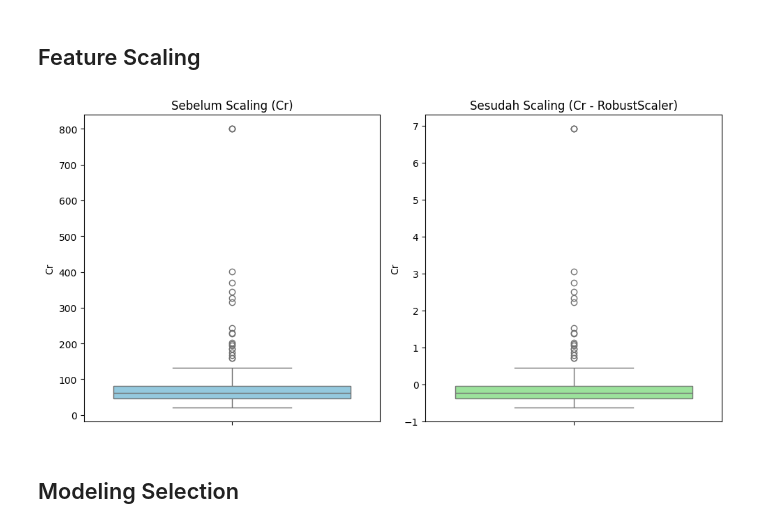
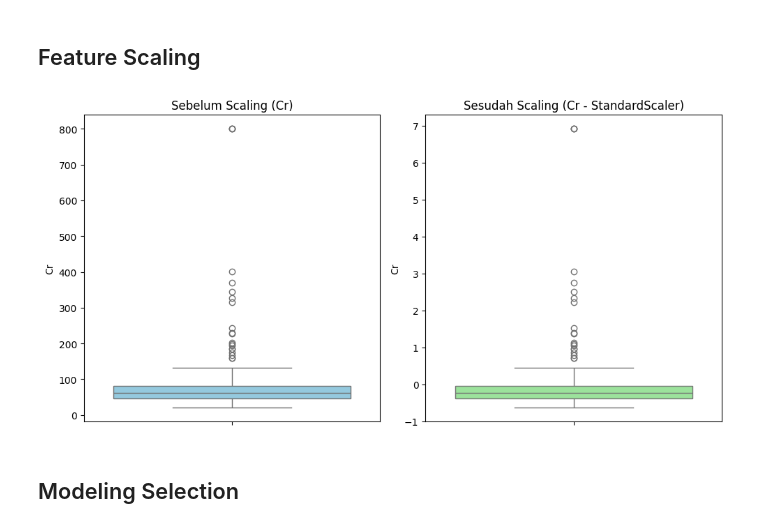
Before and after one commit to Atikahdr/DiabetesData, a Jupyter notebook: DiabetesData.ipynb, the cells around one changed output. Cells and saved outputs as stored; diff of their text form; code cells hidden in the pictures.

```diff
--- a/DiabetesData.ipynb
+++ b/DiabetesData.ipynb
@@ -461,19 +461,19 @@ X_test = X_test_scaled
 # %%
 # Bandingkan distribusi Cr sebelum dan sesudah scaling
 fig, axes = plt.subplots(1, 2, figsize=(10, 5))
 
 # Sebelum scaling
 sns.boxplot(y=X_train["Cr"], ax=axes[0], color="skyblue")
 axes[0].set_title("Sebelum Scaling (Cr)")
 
 # Sesudah scaling
 sns.boxplot(y=X_train_scaled["Cr"], ax=axes[1], color="lightgreen")
-axes[1].set_title("Sesudah Scaling (Cr - RobustScaler)")
+axes[1].set_title("Sesudah Scaling (Cr - StandardScaler)")
 
 plt.tight_layout()
 plt.show()
 # %% [output]
-[figure, old version]
+[figure, new version]
 # %% [markdown]
 ## Modeling Selection
 # %%
```
